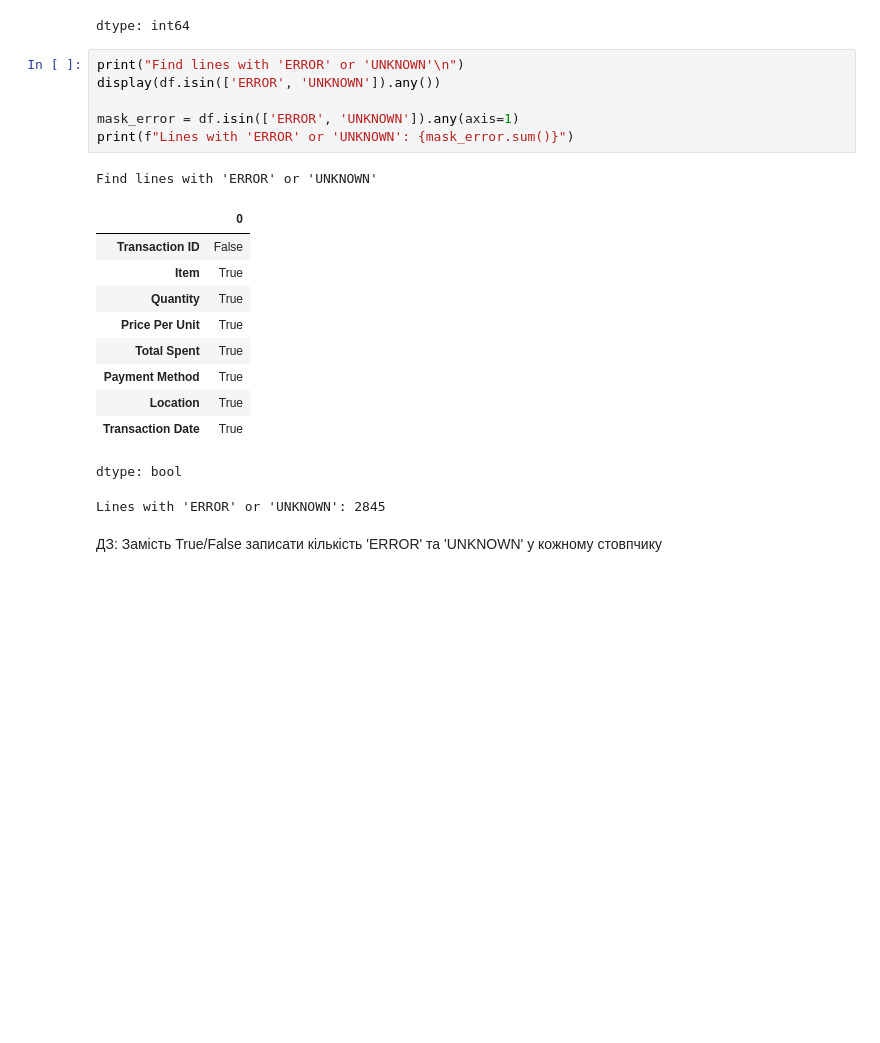
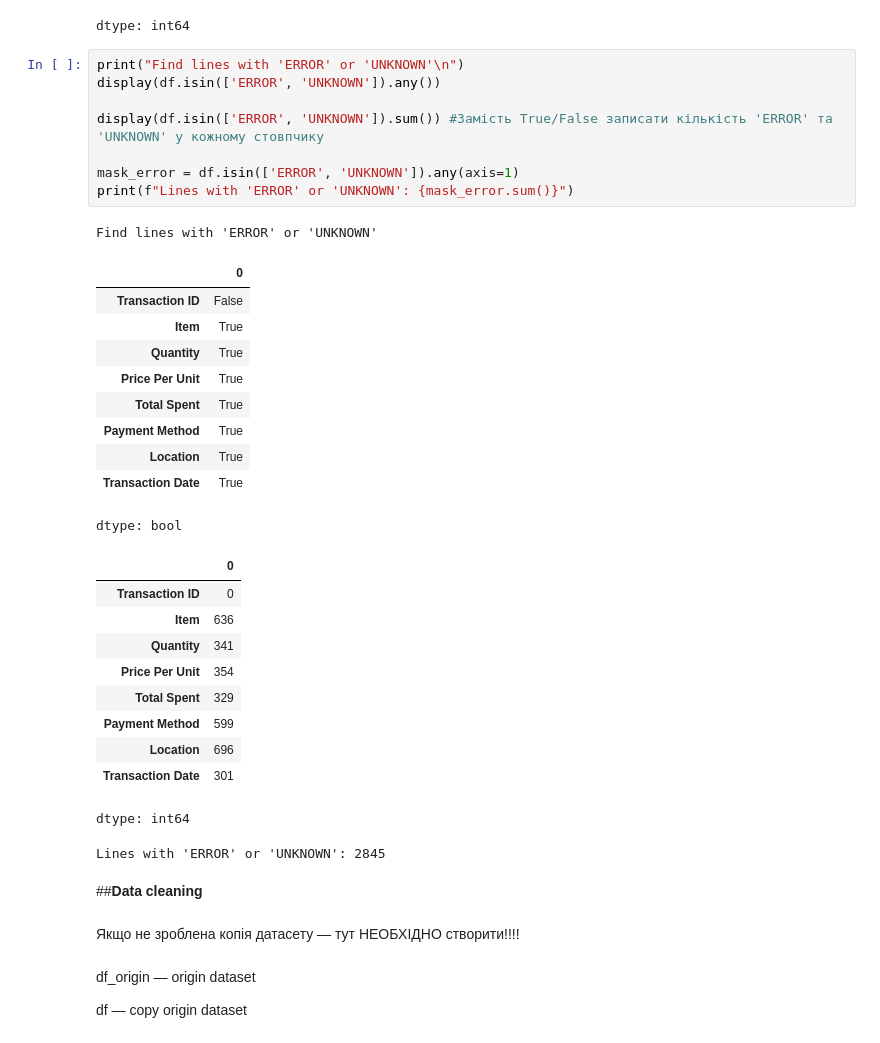
Before and after one commit to DymaStar/Analysis_Cafe_Sales-, a Jupyter notebook: EDA_cafe_sales_pr_DimaStar.ipynb, the cells around one changed output. Saved outputs shown, nothing was run; the diff lists cells and outputs as text; blank space fills up the shorter version.

Commit message:
Colab Data cleaning

```diff
--- a/EDA_cafe_sales_pr_DimaStar.ipynb
+++ b/EDA_cafe_sales_pr_DimaStar.ipynb
@@ -200,21 +186,39 @@ dtype: int64
 # %%
 print("Find lines with 'ERROR' or 'UNKNOWN'\n")
 display(df.isin(['ERROR', 'UNKNOWN']).any())
 
+display(df.isin(['ERROR', 'UNKNOWN']).sum()) #Замість True/False записати кількість 'ERROR' та 'UNKNOWN' у кожному стовпчику
+
 mask_error = df.isin(['ERROR', 'UNKNOWN']).any(axis=1)
 print(f"Lines with 'ERROR' or 'UNKNOWN': {mask_error.sum()}")
 # %% [output]
 Find lines with 'ERROR' or 'UNKNOWN'
 |  | 0 |
 | Transaction ID | False |
 | Item | True |
 | Quantity | True |
 | Price Per Unit | True |
 | Total Spent | True |
 | Payment Method | True |
 | Location | True |
 | Transaction Date | True |
 dtype: bool
+|  | 0 |
+| Transaction ID | 0 |
+| Item | 636 |
+| Quantity | 341 |
+| Price Per Unit | 354 |
+| Total Spent | 329 |
+| Payment Method | 599 |
+| Location | 696 |
+| Transaction Date | 301 |
-Lines with 'ERROR' or 'UNKNOWN': 2845
+dtype: int64
+Lines with 'ERROR' or 'UNKNOWN': 2845
-# %% [markdown]
-ДЗ: Замість True/False записати кількість 'ERROR' та 'UNKNOWN' у кожному стовпчику
+# %% [markdown]
+##**Data cleaning**
+# %% [markdown]
+Якщо не зроблена копія датасету — тут НЕОБХІДНО створити!!!!
+# %% [markdown]
+df_origin — origin dataset
+
+df — copy origin dataset
```
Also changed, not shown: parts of 5 cells of this notebook.
